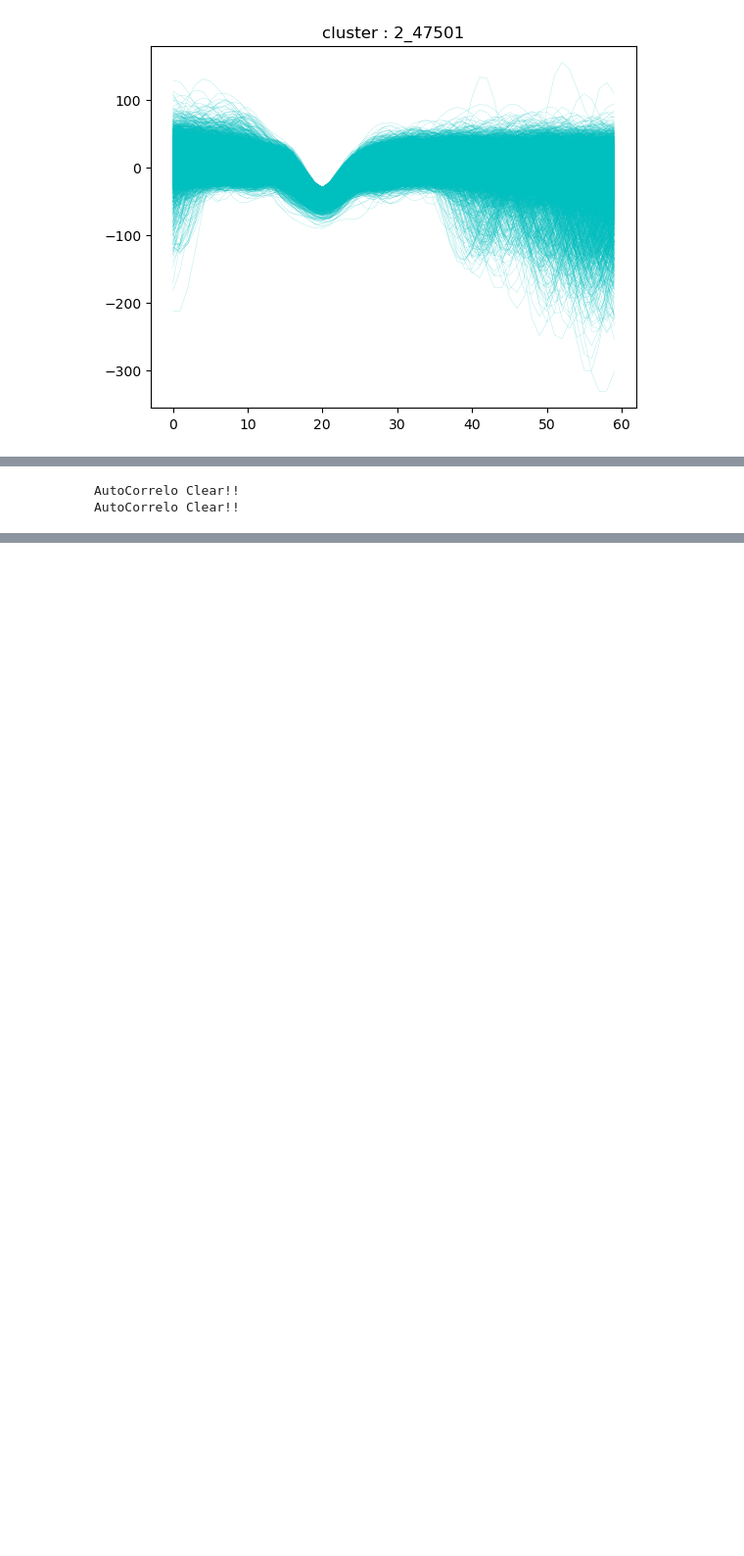
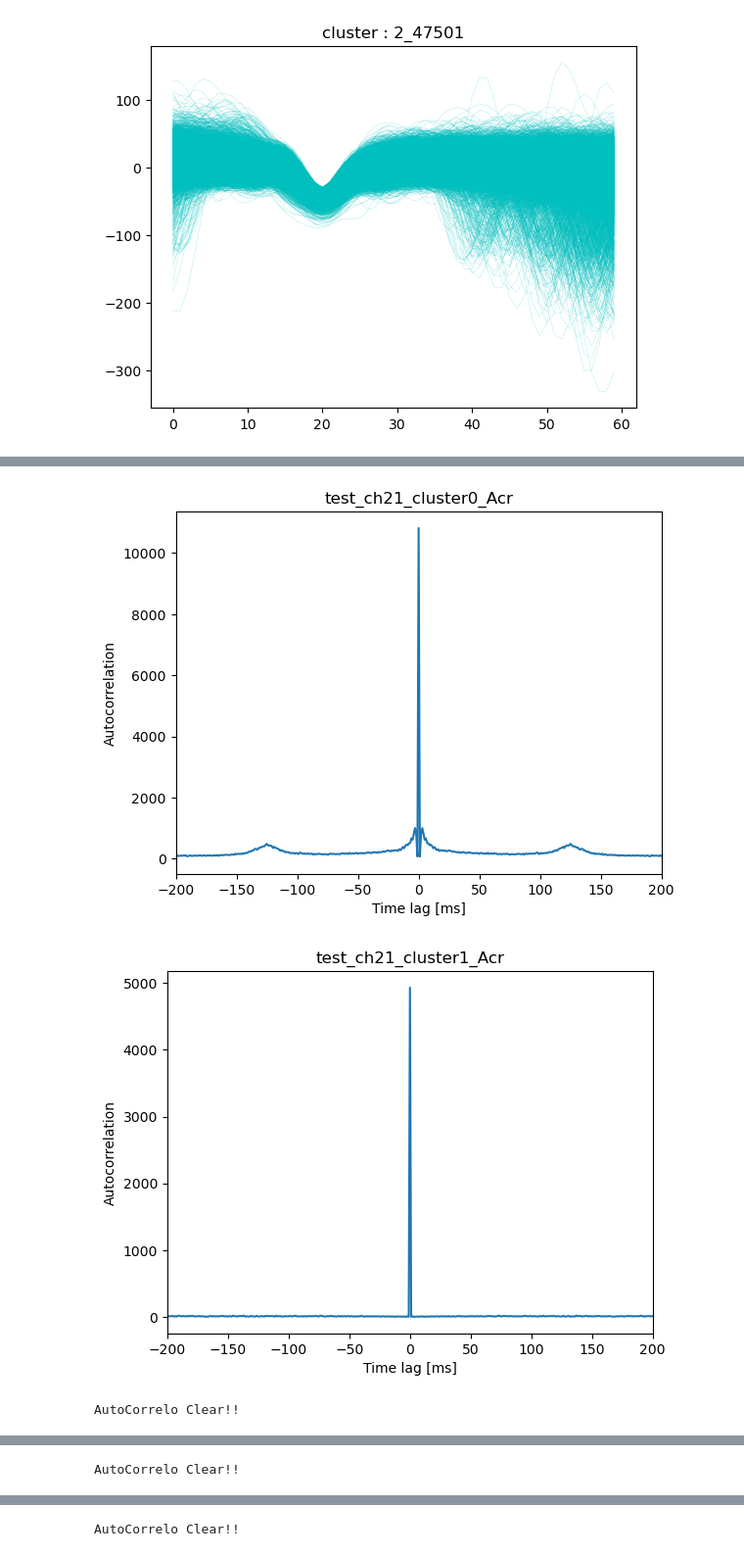
Before and after one commit to Mikiya-crypto/spikesort_mikiya, a Jupyter notebook: リポジトリ/spike_sort_cleanversion.ipynb, the cells around one changed output, grey strips where cells are left out. Shown at 98% size. Drawn from its saved outputs; the diff is of its cells as text; code cells hidden in the pictures; blank space fills up the shorter version.

```diff
--- a/リポジトリ/spike_sort_cleanversion.ipynb
+++ b/リポジトリ/spike_sort_cleanversion.ipynb
@@ -548,15 +535,6 @@ isi = np.c_[np.arange(1,spike_time.size+1),
-# %%
-xAxis = np.arange(-1000,1001)
-#オートコレロ判定
-CluNos = list(set(NEW_CLUSTERS))
-spike_time = spike_index / 20
-isi = np.c_[np.arange(1,spike_time.size+1),
-            spike_time,
-            np.diff(np.r_[0,spike_time]),
-            clusters]
-
-xAxis = np.arange(-1000,1001)
 # %%
+xAxis = np.arange(-1000,1001)
+
 for CluNo in CluNos:
     temp_index = np.where(isi[:, 3] == CluNo)[0]
     temp_spike_time = isi[temp_index, 1]
@@ -566,36 +544,39 @@ for CluNo in CluNos:
     plt.xlim(-200, 200)
     plt.xlabel("Time lag [ms]")
     plt.ylabel("Autocorrelation")
     plt.title(DataName + "_" + ch + "_" + 'cluster'+str(CluNo) + "_Acr")
     plt.savefig(auto_correlo +"/" + DataName + "_" + ch + "_" + 'cluster'+str(CluNo) + "_Acr" + ".png")
-    plt.clf()
-    plt.close('all')
+    # plt.clf()
+    # plt.close('all')
     # print(FireIndex)
+    plt.show()
 
     #基準値が1 %を上回場合は、そのクラスターを消去する。
     if FireIndex > 1:
         isi = np.delete(isi, temp_index, 0)
     else:
         print("AutoCorrelo Clear!!")
         freqP = CalcPOW(acr,ex_file_path='')
         freq = freqP[:, 0]
         P = freqP[:, 1]
         figure_pow = plt.figure()
         pow_pointer = figure_pow.add_subplot(1,1,1)
         pow_pointer.plot(freq,P,color='black')
         pow_pointer.set_xlim(0, 80)
         pow_pointer.set_xlabel('Frequency[Hz]')
         pow_pointer.set_ylabel('Power/frequency')
         # cell_id = os.path.split(ex_file_path)[1]
         pow_pointer.set_title(DataName + "_" + ch + "_" + 'cluster'+str(CluNo) + "_Frequency")
         #plt.ylim(0, 0.0007)
         plt.savefig(auto_correlo +"/" + DataName + "_" + ch + "_" + 'cluster'+str(CluNo) + "_Frequency" + ".png")
-        plt.clf()
-        plt.close('all')
+        # plt.clf()
+        # plt.close('all')
+        plt.show()
 
 
 #             save_name = raw_path.split(".")[0] + "_" + ch
         np.save(sorting_cluster +"/" +  DataName + "_" + ch + "_" + "SpiktTime" + "Cluster_" +str(CluNo), isi[isi[:, 3] == CluNo])            #         isi[isi[:, 3] == CluNo])
 # %% [output]
+[figure, added]
+[figure, added]
 AutoCorrelo Clear!!
-AutoCorrelo Clear!!
@@ -601,0 +585 @@ AutoCorrelo Clear!!
+AutoCorrelo Clear!!
@@ -601,0 +588 @@ AutoCorrelo Clear!!
+AutoCorrelo Clear!!
```
Also changed, not shown: parts of 14 cells of this notebook.
